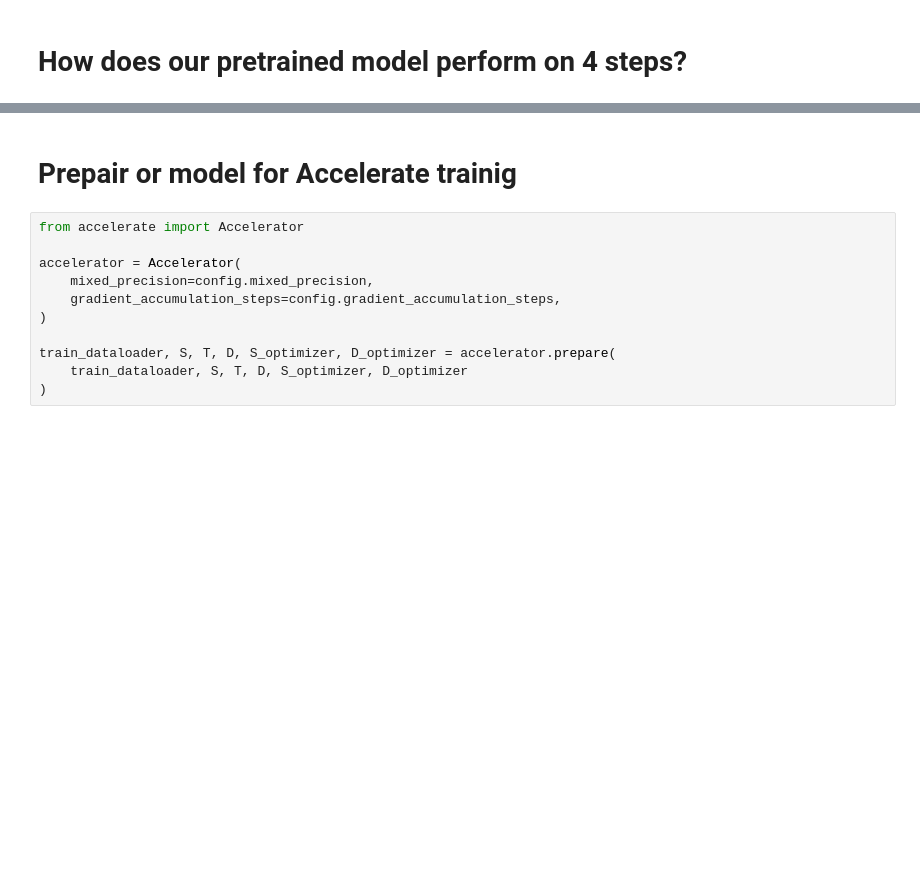
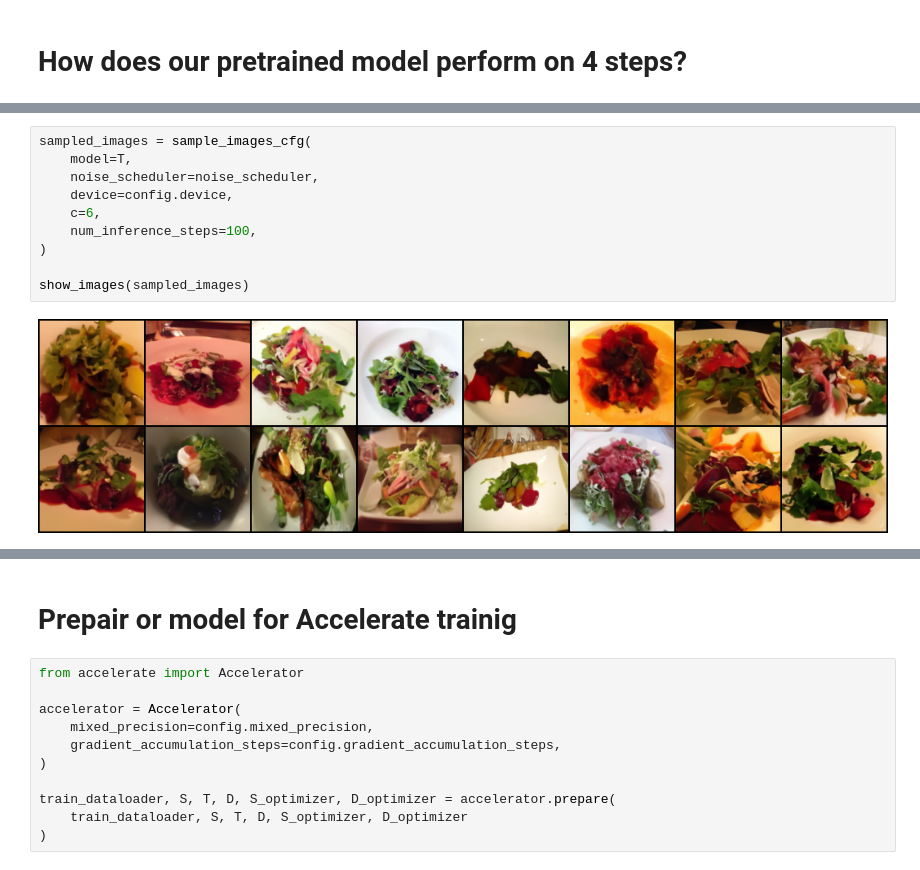
Before and after one commit to leffff/adversarial-diffusion-distillation, a Jupyter notebook: ADD.ipynb, the cells around one changed output, grey strips where cells are left out. Drawn from its saved outputs; the diff is of its cells as text; blank space fills up the shorter version.

```diff
--- a/ADD.ipynb
+++ b/ADD.ipynb
@@ -329,3 +157,15 @@ show_images(sampled_images)
+# %%
+sampled_images = sample_images_cfg(
+    model=T,
+    noise_scheduler=noise_scheduler,
+    device=config.device,
+    c=6,
+    num_inference_steps=100,
+)
+
+show_images(sampled_images)
+# %% [output]
+[figure, added]
 # %%
 sampled_images = sample_images(
     model=S,
```
Also changed, not shown: parts of 17 cells of this notebook, 3 other files.
